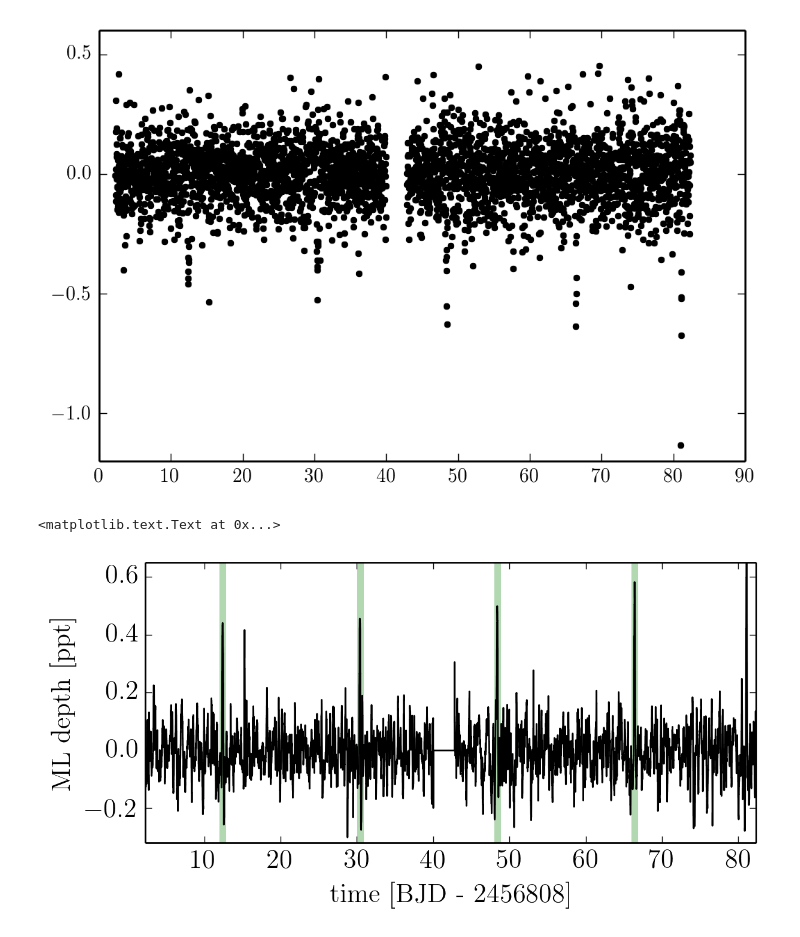
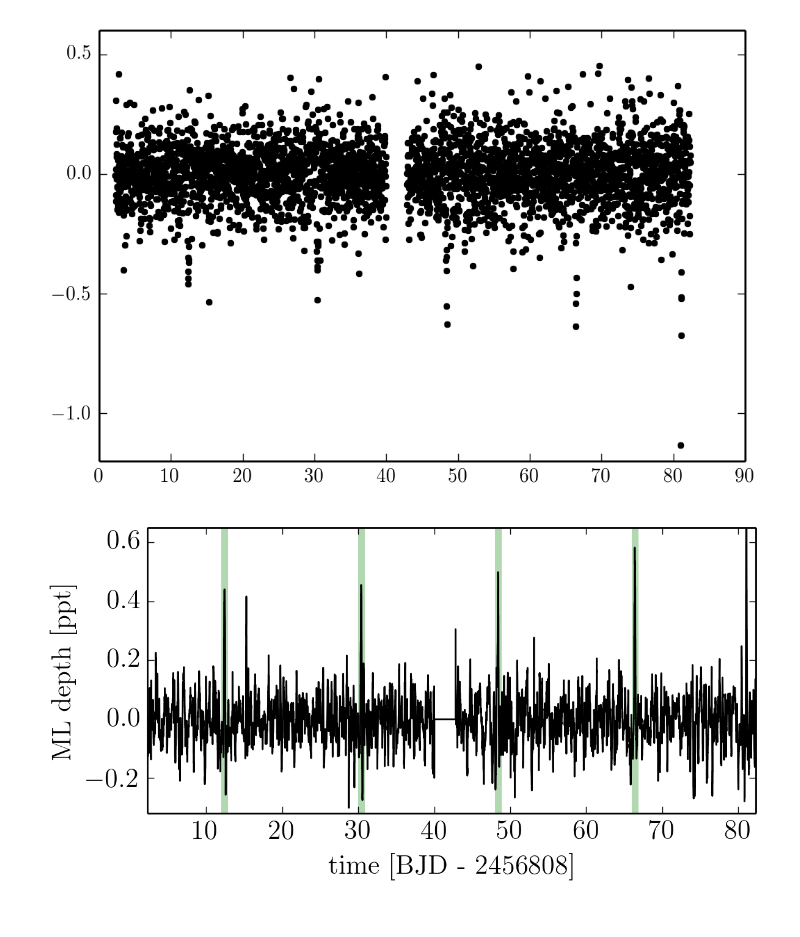
Before and after one commit to dfm/k2-paper, a Jupyter notebook: figures/search.ipynb, the cells around one changed output. Drawn from its saved outputs; the diff is of its cells as text; code cells hidden in the pictures.

Commit message:
plotting truth

```diff
--- a/figures/search.ipynb
+++ b/figures/search.ipynb
@@ -58,24 +58,24 @@ pl.plot(lc.time, lc.flux-mu, ".k")
 [figure]
 # %%
 fig = pl.figure(figsize=(6, 3))
-ax = pl.axes([0.13, 0.2, 0.85, 0.78])
+ax = pl.axes([0.15, 0.2, 0.83, 0.78])
 
 t = np.arange(r.min_time_1d, r.max_time_1d, r.time_spacing)
 
 p, t0 = q["injections"][0]["period"], q["injections"][0]["t0"]
 while t0 < max(t):
     ax.axvline(t0, lw=4, color="g", alpha=0.3)
     t0 += p
 
 mu, std = r.depth_1d[:, 0], 1.0 / np.sqrt(r.depth_ivar_1d)[:, 0]
 ax.plot(t, mu, "k", lw=1.0)
 
 ax.set_xlim(min(t), max(t))
 ax.set_ylim(-0.32, 0.65)
 ax.set_ylabel("ML depth [ppt]")
 ax.set_xlabel("time [BJD - 2456808]")
+fig.savefig("linear.pdf")
 # %% [output]
-<matplotlib.text.Text at 0x...>
-[figure, old version]
+[figure, new version]
 # %%
 fig = pl.figure(figsize=(6, 3))
```
Also changed, not shown: parts of 3 cells of this notebook, 3 other files.
